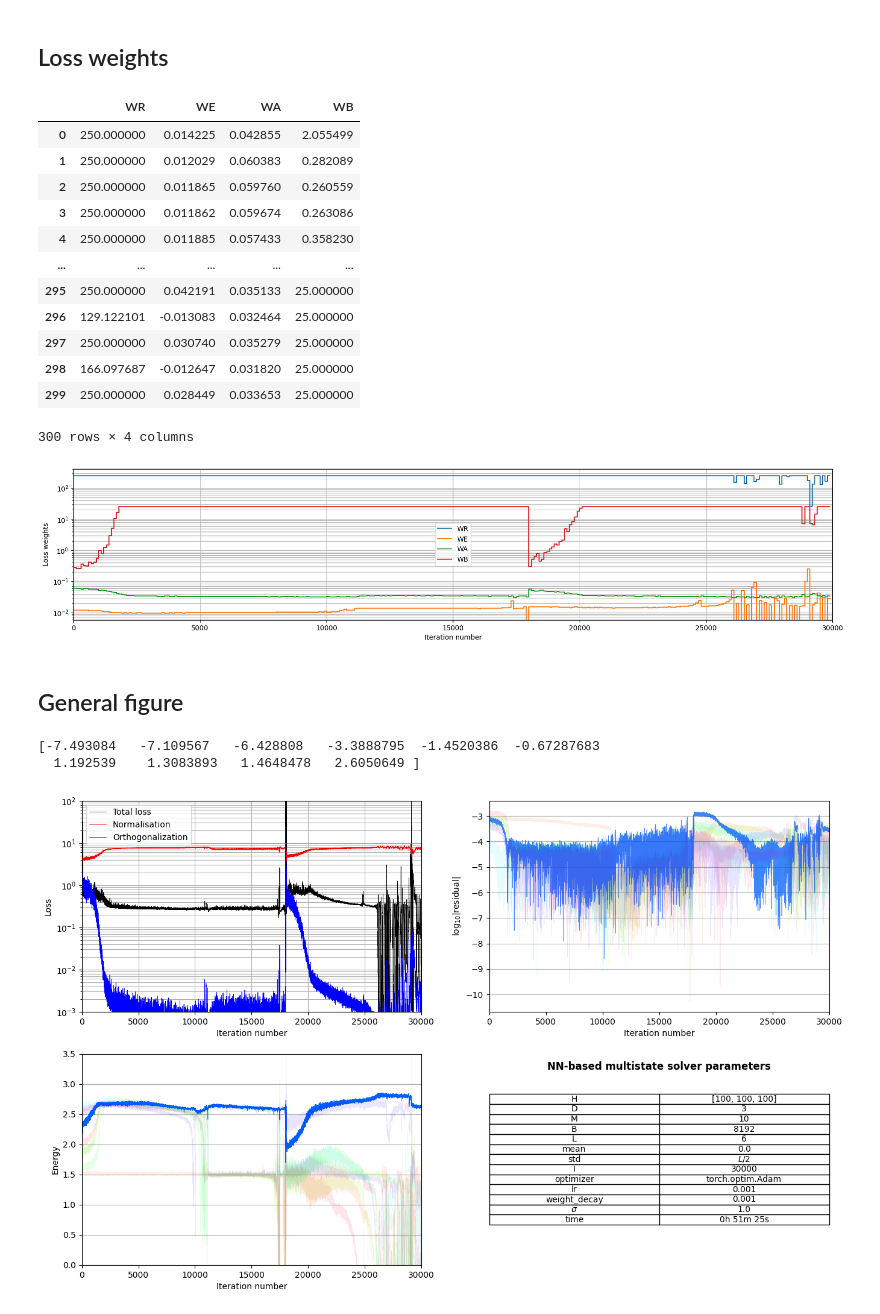
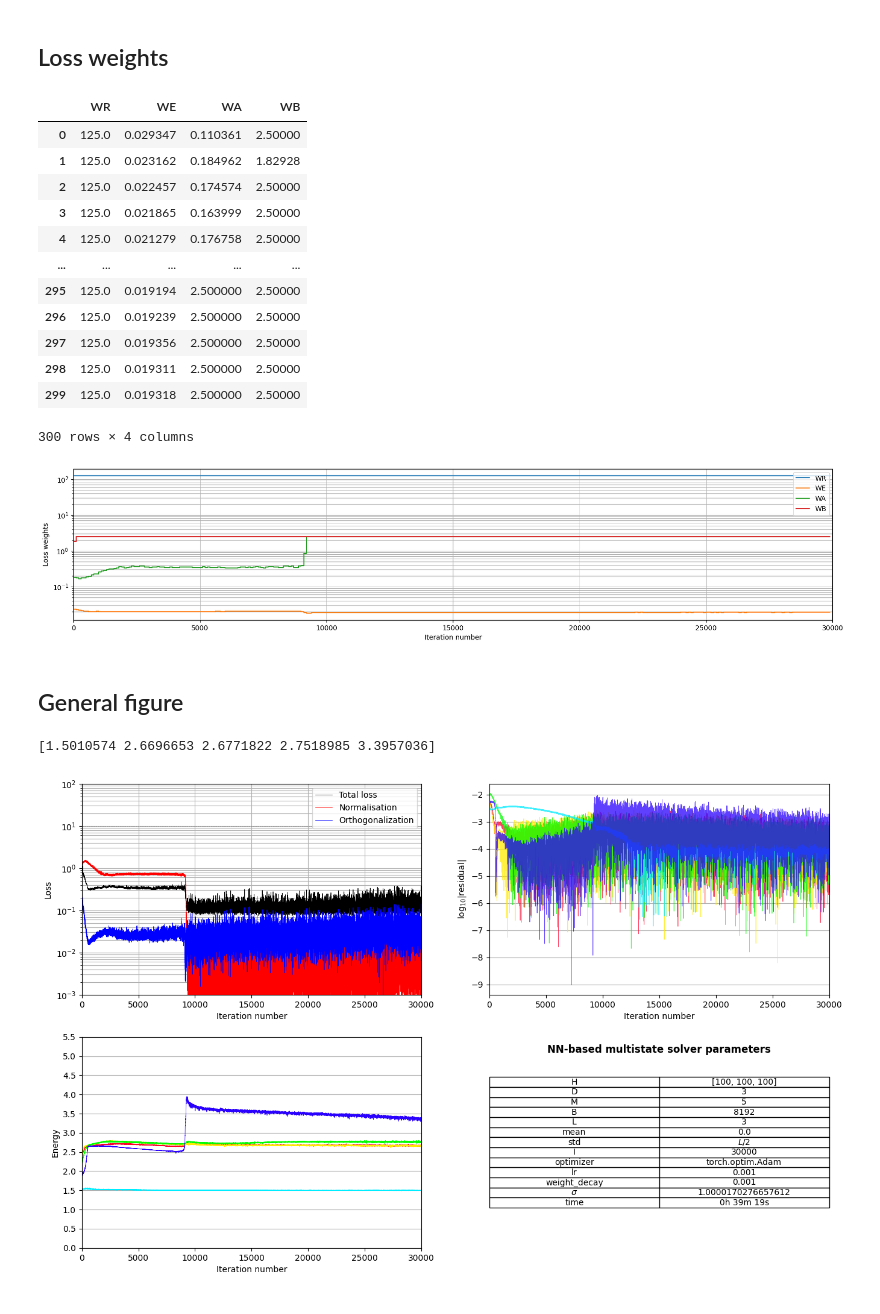
Before and after one commit to MrKozelberg/nn-based-multistate-solver-for-se, a Jupyter notebook: nnbmss-for-static-se.ipynb, the cells around one changed output. Cells and saved outputs as stored; diff of their text form; code cells hidden in the pictures.

```diff
--- a/nnbmss-for-static-se.ipynb
+++ b/nnbmss-for-static-se.ipynb
@@ -393,10 +393,10 @@ class Perceptron(nn.Module):
 # %%
 torch.cuda.empty_cache()
 # %%
-params = initParams(activ_func='sin', D=3, M=10, H=[100,100,100], L=6,
+params = initParams(activ_func='sin', D=3, M=5, H=[100,100,100], L=3,
                     B=int(2**13), lr=1e-3, weight_decay=1e-3, I=30000,
-                    wrmax=1e3, wamax=1e1, wbmax=1e2,
-                    sigma=1.0)
+                    wrmax=5e2, wamax=1e1, wbmax=1e1,
+                    sigma=(5/3)**(1/30000))
 perceptron = Perceptron(params).to(device)
 # %%
 e_list, l_list, r_list, a_list, b_list, t = perceptron.train_loop(params)
@@ -484,17 +486,17 @@ lw = pd.read_csv(params['wPath'])
 lw
 # %% [output]
 |  | WR | WE | WA | WB |
-| 0 | 250.000000 | 0.014225 | 0.042855 | 2.055499 |
-| 1 | 250.000000 | 0.012029 | 0.060383 | 0.282089 |
-| 2 | 250.000000 | 0.011865 | 0.059760 | 0.260559 |
-| 3 | 250.000000 | 0.011862 | 0.059674 | 0.263086 |
-| 4 | 250.000000 | 0.011885 | 0.057433 | 0.358230 |
+| 0 | 125.0 | 0.029347 | 0.110361 | 2.50000 |
+| 1 | 125.0 | 0.023162 | 0.184962 | 1.82928 |
+| 2 | 125.0 | 0.022457 | 0.174574 | 2.50000 |
+| 3 | 125.0 | 0.021865 | 0.163999 | 2.50000 |
+| 4 | 125.0 | 0.021279 | 0.176758 | 2.50000 |
 | ... | ... | ... | ... | ... |
-| 295 | 250.000000 | 0.042191 | 0.035133 | 25.000000 |
-| 296 | 129.122101 | -0.013083 | 0.032464 | 25.000000 |
-| 297 | 250.000000 | 0.030740 | 0.035279 | 25.000000 |
-| 298 | 166.097687 | -0.012647 | 0.031820 | 25.000000 |
-| 299 | 250.000000 | 0.028449 | 0.033653 | 25.000000 |
+| 295 | 125.0 | 0.019194 | 2.500000 | 2.50000 |
+| 296 | 125.0 | 0.019239 | 2.500000 | 2.50000 |
+| 297 | 125.0 | 0.019356 | 2.500000 | 2.50000 |
+| 298 | 125.0 | 0.019311 | 2.500000 | 2.50000 |
+| 299 | 125.0 | 0.019318 | 2.500000 | 2.50000 |
 300 rows × 4 columns
 # %%
 fig, ax = plt.subplots(1,1,figsize=(20,4))
@@ -509,7 +511,7 @@ ax.grid(True, which="both")
 ax.legend()
 plt.savefig(path+"/w"+params['nnbmssPathFigure'])
 # %% [output]
-[figure, old version]
+[figure, new version]
 # %% [markdown]
 ## General figure
 # %%
@@ -545,42 +547,41 @@ for m in range(perceptron.M):
   ax[1,0].plot(np.array(e_list)[:,m],# color=colors[m],
                linewidth=0.5, alpha=alpha)
 ax[1,0].set_xlim(0,params['I'])
-ax[1,0].set_ylim(0,3)
-ax[1,0].set_yticks(np.arange(0,3+1,0.5))
+ax[1,0].set_ylim(0,5)
+ax[1,0].set_yticks(np.arange(0,5+1,0.5))
 # ax[1,0].set_yscale('symlog')
 ax[1,0].grid(axis='y')
 ax[1,0].set_ylabel('Energy')
 ax[1,0].set_xlabel('Iteration number')
 
 for m in range(perceptron.M):
   if np.array(e_list)[-2500:,m].std() < 0.25:
     alpha = 0.75
   else:
     alpha = 0.1
   ax[0,1].plot(np.log10(abs(np.array(r_list)[:,m])),# color=colors[m],
                linewidth=0.5, alpha=alpha)
 ax[0,1].set_xlim(0,params['I'])
 ax[0,1].grid(axis='y')
 ax[0,1].set_ylabel(r'$\mathrm{log}_{10}|\mathrm{residual}|$')
 ax[0,1].set_xlabel('Iteration number')
 # ax[1,0].set_yscale('log')
 
 # Table
 vars=['H','D','M','B','L','mean','std','I','optimizer',
       'lr','weight_decay',r'$\sigma$','time']
 vals=[params['H'],perceptron.D,perceptron.M,params['B'],params['L'],0.0,r'$L/2$',params['I'],'torch.optim.Adam',
       1e-3,1e-3,params['sigma'],f"{int(t//3600):}h {int(t/60 - 60 * int(t//3600)):}m {int(t - 60 * int(t/60 - 60 * int(t//3600)))}s"]
 ax[1,1].set_axis_off()
 ax[1,1].table(cellText = np.array([vars,vals]).transpose(),
               cellLoc ='center',
               loc ='center')
 ax[1,1].set_title('NN-based multistate solver parameters', fontweight ="bold", y=0.9)
 
 print(np.sort(np.array(e_list)[-1,:]))
 
 fig.savefig(path+params['nnbmssPathFigure'])
 # %% [output]
-[-7.493084   -7.109567   -6.428808   -3.3888795  -1.4520386  -0.67287683
-  1.192539    1.3083893   1.4648478   2.6050649 ]
+[1.5010574 2.6696653 2.6771822 2.7518985 3.3957036]
-[figure, old version]
+[figure, new version]
 # %%
```
Also changed, not shown: parts of 10 cells of this notebook.
